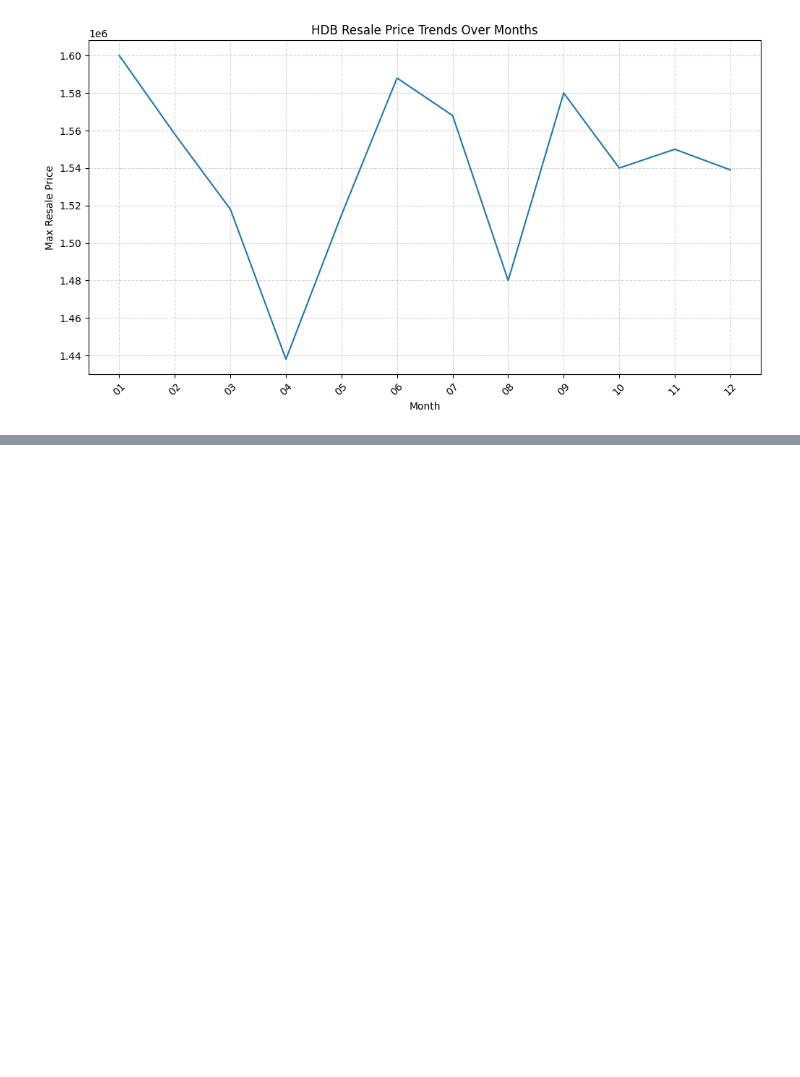
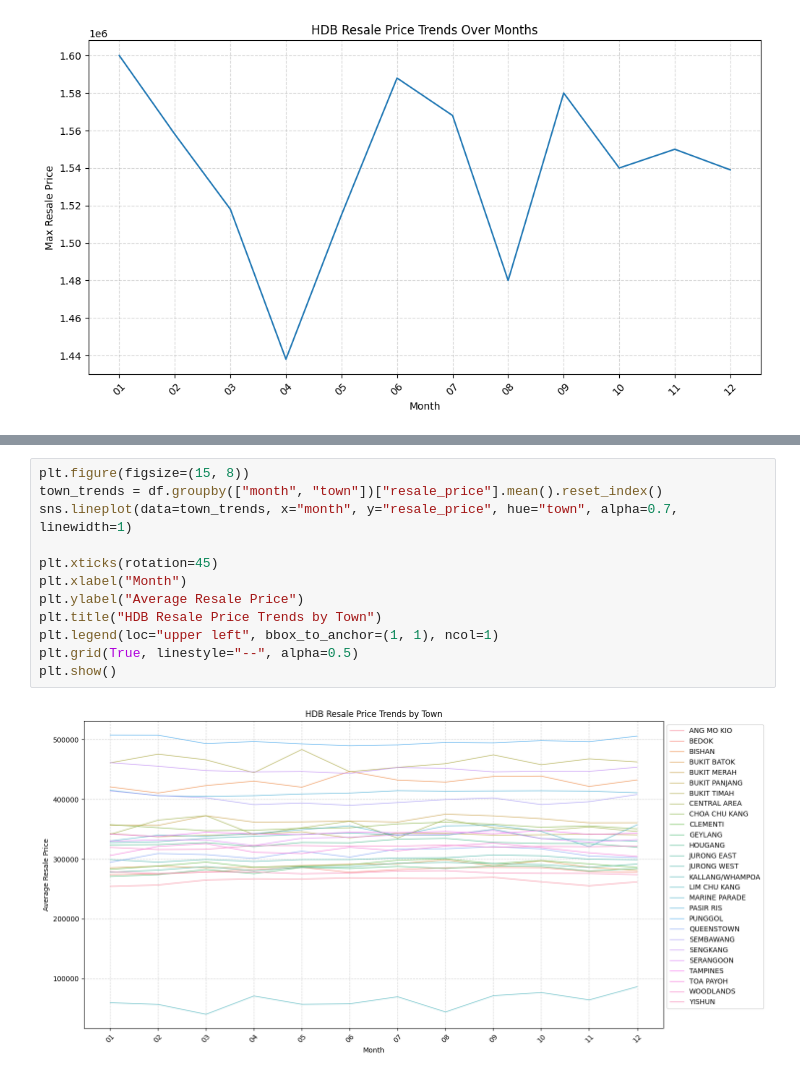
Before and after one commit to BlueSpirit1993/hdb_resale_chat_bot, a Jupyter notebook: notebooks/Hui_Ling/hui_ling_eda.ipynb, the cells around one changed output, grey strips where cells are left out. Drawn from its saved outputs; the diff is of its cells as text; blank space fills up the shorter version.

```diff
--- a/notebooks/Hui_Ling/hui_ling_eda.ipynb
+++ b/notebooks/Hui_Ling/hui_ling_eda.ipynb
@@ -431,0 +490,14 @@ The `ci` parameter is deprecated. Use `errorbar=None` for the same effect.
+# %%
+plt.figure(figsize=(15, 8))
+town_trends = df.groupby(["month", "town"])["resale_price"].mean().reset_index()
+sns.lineplot(data=town_trends, x="month", y="resale_price", hue="town", alpha=0.7, linewidth=1)
+
+plt.xticks(rotation=45)
+plt.xlabel("Month")
+plt.ylabel("Average Resale Price")
+plt.title("HDB Resale Price Trends by Town")
+plt.legend(loc="upper left", bbox_to_anchor=(1, 1), ncol=1)
+plt.grid(True, linestyle="--", alpha=0.5)
+plt.show()
+# %% [output]
+[figure, added]
```
Also changed, not shown: parts of 45 cells of this notebook.
